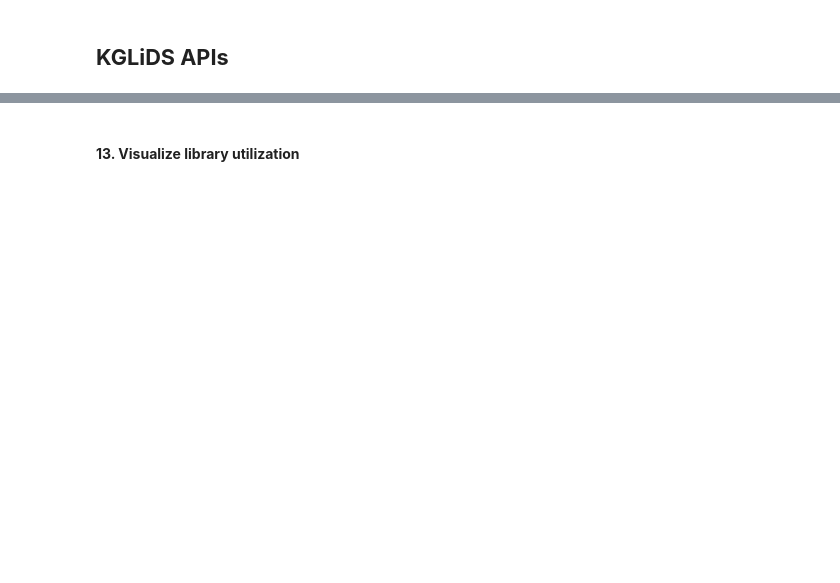
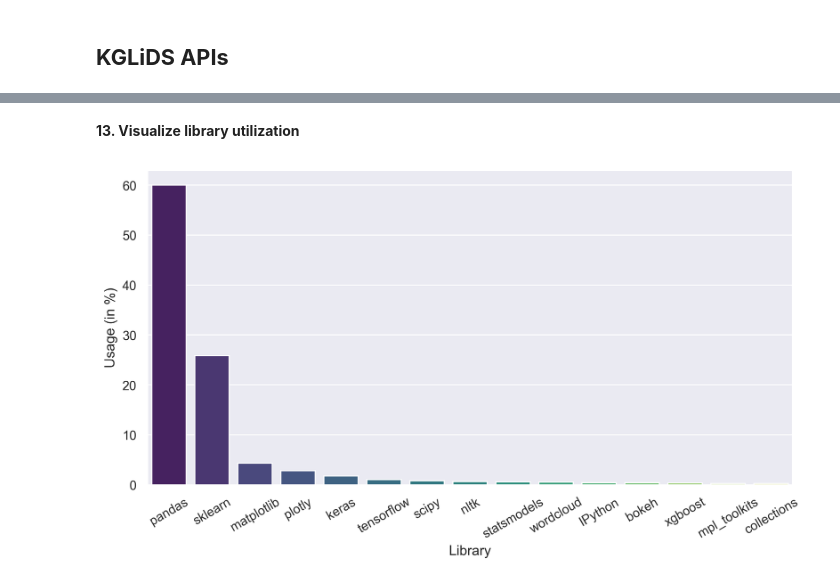
Before and after one commit to CoDS-GCS/kglids, a Jupyter notebook: KGLiDS_notebook.ipynb, the cells around one changed output, grey strips where cells are left out. Saved outputs shown, nothing was run; the diff lists cells and outputs as text; code cells hidden in the pictures; blank space fills up the shorter version.

```diff
--- a/KGLiDS_notebook.ipynb
+++ b/KGLiDS_notebook.ipynb
@@ -97,6 +249,8 @@ kglids.get_hyperparameters(classifier_info.iloc[8])
 # %% [markdown]
-#### <b>13. Visualize library utilization</b>
+<b>13. Visualize library utilization</b>
 # %%
-kglids.get_top_k_library_used(k=20)
+kglids.get_top_k_library_used(k=15)
+# %% [output]
+[figure, added]
 # %%
 kglids.get_top_k_library_used(dataset='fedesoriano.hepatitis-c-dataset', k=10)
```
Also changed, not shown: parts of 42 cells of this notebook, 2 other files.
